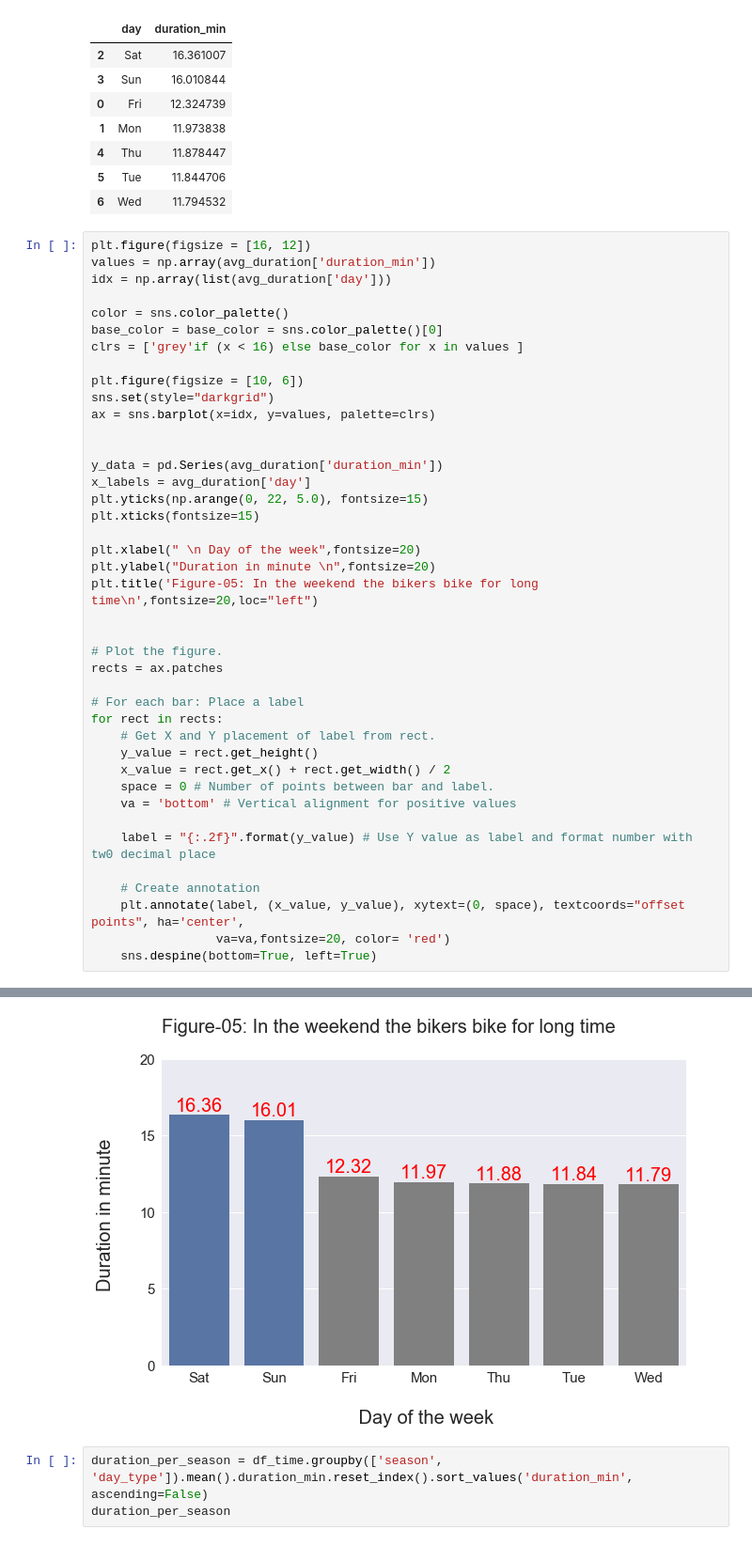
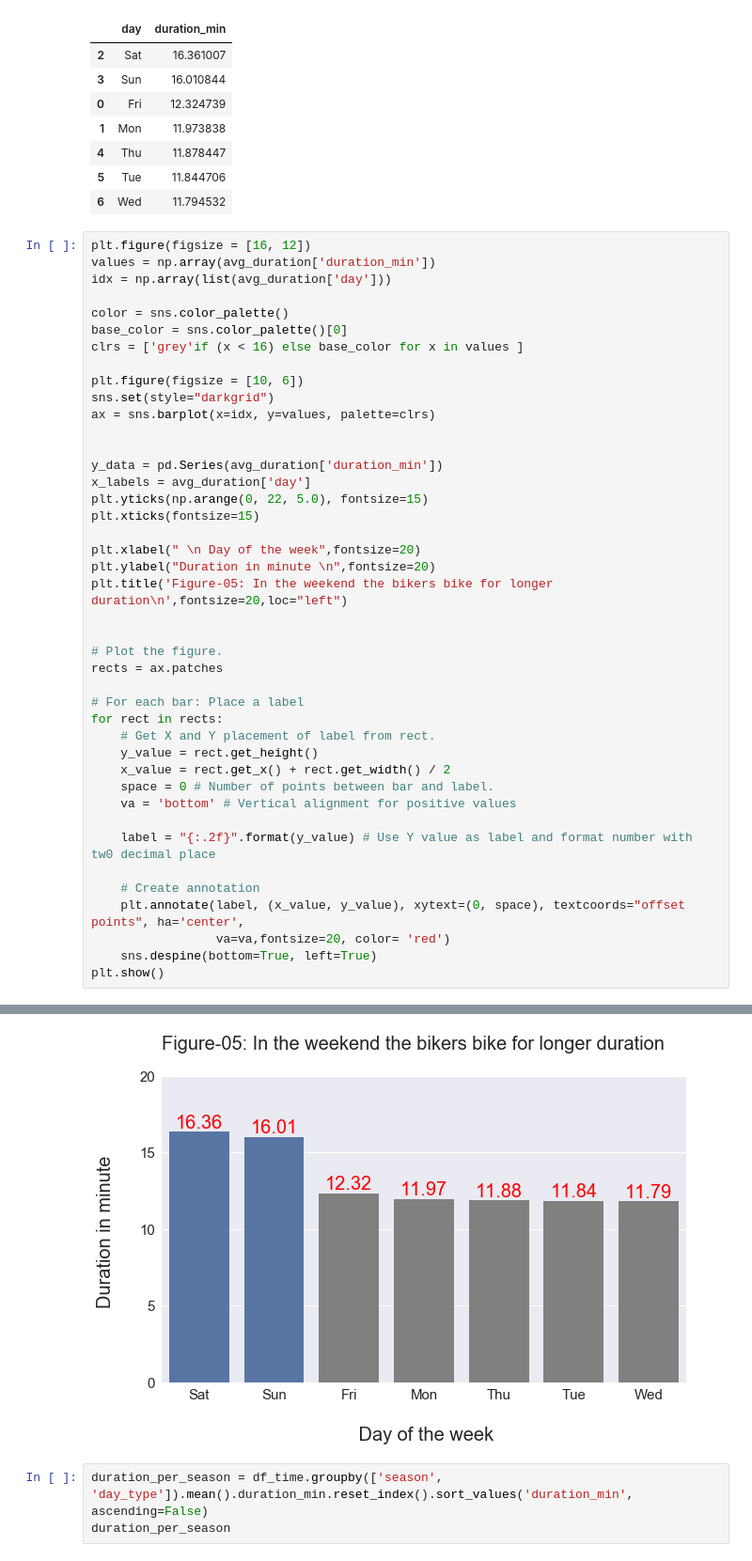
Before and after one commit to jahid-razan/Data-Analyst_Nano_degree_projects, a Jupyter notebook: Data_Story- Time & User Type.ipynb, the cells around one changed output, grey strips where cells are left out. Shown at 94% size. Cells and saved outputs as stored; diff of their text form.

```diff
--- a/Data_Story- Time & User Type.ipynb
+++ b/Data_Story- Time & User Type.ipynb
@@ -80,7 +80,7 @@ values = np.array(avg_duration['duration_min'])
 idx = np.array(list(avg_duration['day']))
 
 color = sns.color_palette()
-base_color = base_color = sns.color_palette()[0]
+base_color = sns.color_palette()[0]
 clrs = ['grey'if (x < 16) else base_color for x in values ]
 
 plt.figure(figsize = [10, 6])
@@ -89,35 +89,36 @@ ax = sns.barplot(x=idx, y=values, palette=clrs)
 
 
 y_data = pd.Series(avg_duration['duration_min'])
 x_labels = avg_duration['day']
 plt.yticks(np.arange(0, 22, 5.0), fontsize=15)
 plt.xticks(fontsize=15)
 
 plt.xlabel(" \n Day of the week",fontsize=20)
 plt.ylabel("Duration in minute \n",fontsize=20)
-plt.title('Figure-05: In the weekend the bikers bike for long time\n',fontsize=20,loc="left")
+plt.title('Figure-05: In the weekend the bikers bike for longer duration\n',fontsize=20,loc="left")
 
 
 # Plot the figure.
 rects = ax.patches
 
 # For each bar: Place a label
 for rect in rects:
     # Get X and Y placement of label from rect.
     y_value = rect.get_height()
     x_value = rect.get_x() + rect.get_width() / 2
     space = 0 # Number of points between bar and label.
     va = 'bottom' # Vertical alignment for positive values
 
     label = "{:.2f}".format(y_value) # Use Y value as label and format number with tw0 decimal place
 
     # Create annotation
     plt.annotate(label, (x_value, y_value), xytext=(0, space), textcoords="offset points", ha='center',
                  va=va,fontsize=20, color= 'red')
     sns.despine(bottom=True, left=True)
+plt.show()
 # %% [output]
 <Figure size 1152x864 with 0 Axes>
-[figure, old version]
+[figure, new version]
 # %%
 duration_per_season = df_time.groupby(['season', 'day_type']).mean().duration_min.reset_index().sort_values('duration_min', ascending=False)
 duration_per_season
```
Also changed, not shown: parts of 32 cells of this notebook.
